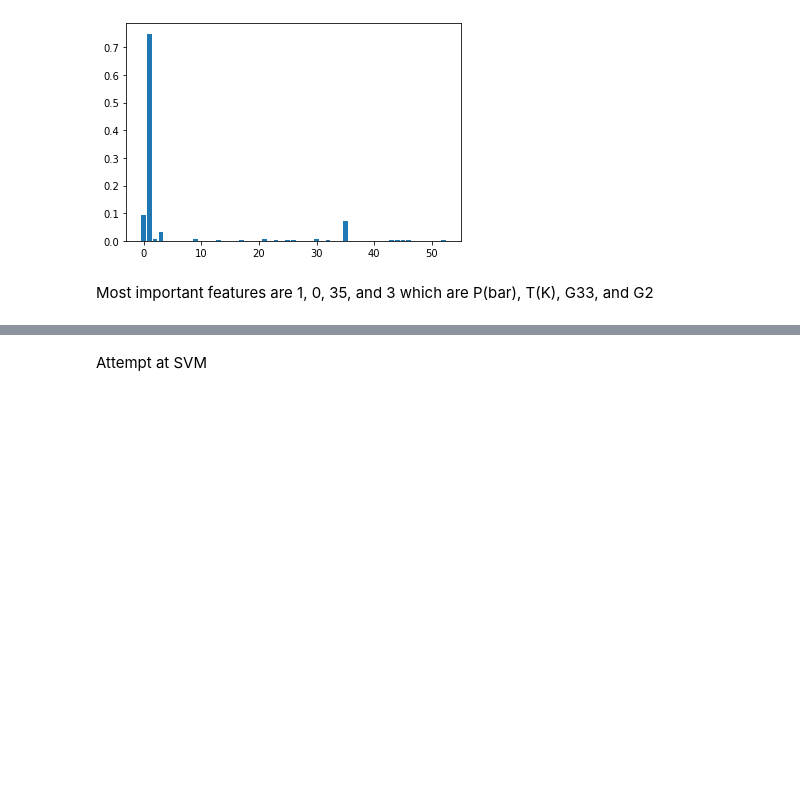
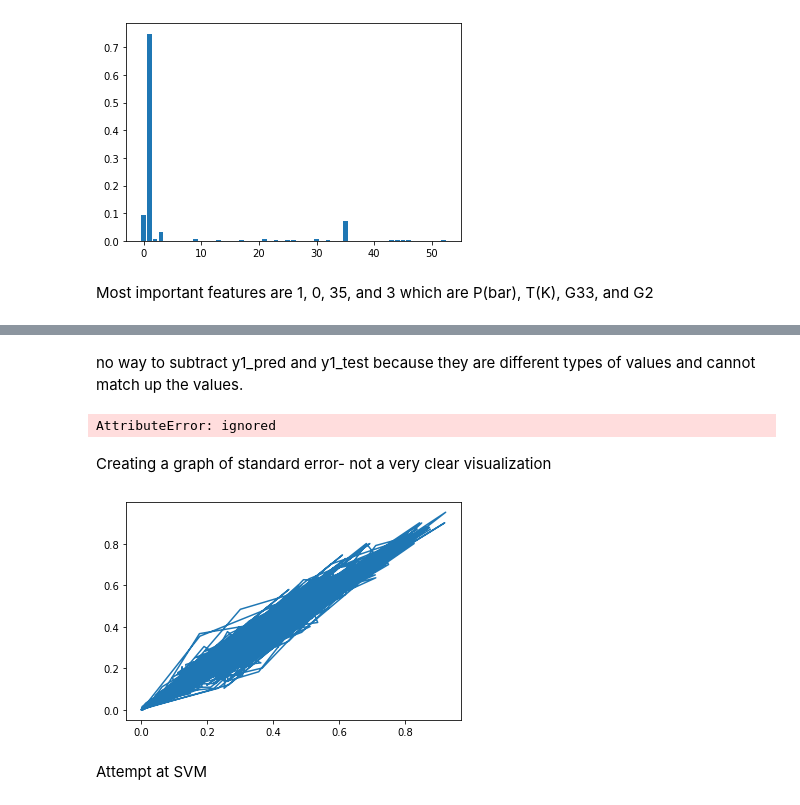
Before and after one commit to mkaushik-21/ILdata, a Jupyter notebook: Advanced_algorithim.ipynb, the cells around one changed output, grey strips where cells are left out. Saved outputs shown, nothing was run; the diff lists cells and outputs as text; code cells hidden in the pictures; blank space fills up the shorter version.

```diff
--- a/Advanced_algorithim.ipynb
+++ b/Advanced_algorithim.ipynb
@@ -353,0 +421,2 @@ Most important features are 1, 0, 35, and 3 which are P(bar), T(K), G33, and G2
+# %% [markdown]
+no way to subtract y1_pred and y1_test because they are different types of values and cannot match up the values.
@@ -354,3 +432,19 @@ Most important features are 1, 0, 35, and 3 which are P(bar), T(K), G33, and G2
+# %%
+adf.plot(kind='bar',figsize=(10,8))
+plt.grid(which='major', linestyle='-', linewidth='0.5', color='green')
+plt.grid(which='minor', linestyle=':', linewidth='0.5', color='black')
+plt.show()
+# %% [output]
+AttributeError: ignored
+# %% [markdown]
+Creating a graph of standard error- not a very clear visualization
+# %%
+import matplotlib.pyplot as plt
+plt.errorbar(y1_pred, y1_test, capsize=2)
+
+plt.show()
+# %% [output]
+[figure, added]
 # %% [markdown]
 Attempt at SVM
 # %%
```
Also changed, not shown: parts of 10 cells of this notebook.
